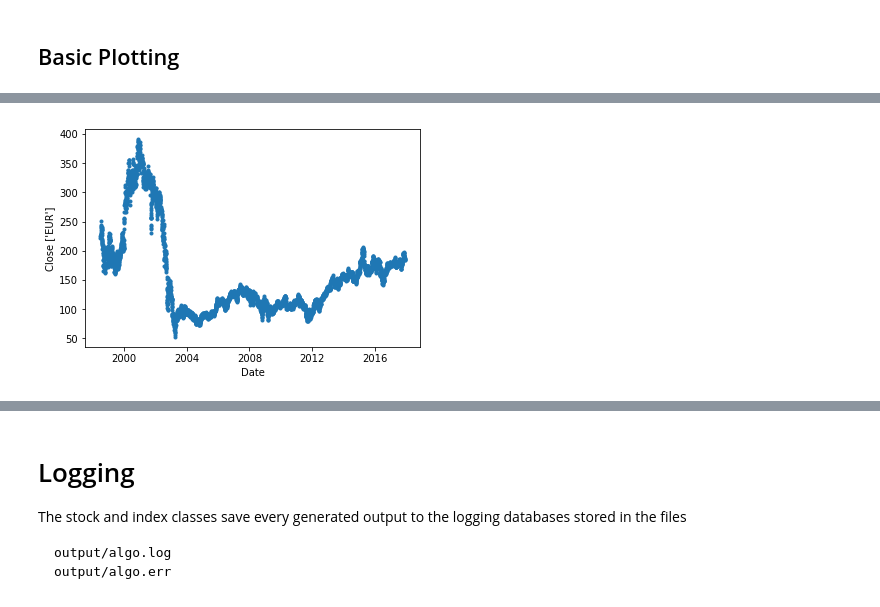
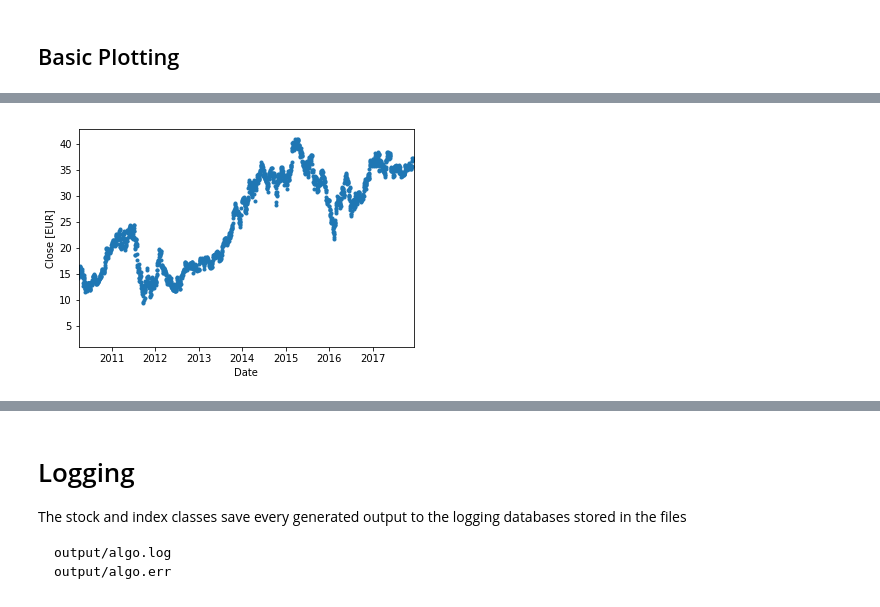
Before and after one commit to phermes/quant, a Jupyter notebook: manual.ipynb, the cells around one changed output, grey strips where cells are left out. Drawn from its saved outputs; the diff is of its cells as text; code cells hidden in the pictures.

```diff
--- a/manual.ipynb
+++ b/manual.ipynb
@@ -38,0 +41,4 @@ i = Index(debug=True, verbose=True)
+# %%
+s = stock(verbose=True)
+search_results = s.find_by_name("PROCTER")
+search_results
@@ -42,6 +51,7 @@ i = Index(debug=True, verbose=True)
 
 If we have new companies in our database, we may want to download the keyratios from morningstar.
 # %%
-s.switch_next()
-s.load_keyratios(deletecsv=True)
+s.switch_isin('US7427181091')
+s.ticker_ms = 'PRG'
+s.load_keyratios(deletecsv=False)
 # %% [output]
@@ -201,8 +501,10 @@ This is the format of your plot grid:
 # %% [markdown]
 ## Basic Plotting
 # %%
+s.switch_isin('DE0005408116')
 plt.plot(s.quote['date'], s.quote['close'],'.')
 plt.xlabel("Date")
-plt.ylabel("Close ['EUR']")
+plt.ylabel("Close [EUR]")
+plt.xlim(datetime.date(2010, 4, 1), datetime.date.today())
 plt.show()
 # %% [output]
@@ -209 +515 @@ plt.show()
-[figure, old version]
+[figure, new version]
```
Also changed, not shown: parts of 60 cells of this notebook, 3 other files.
